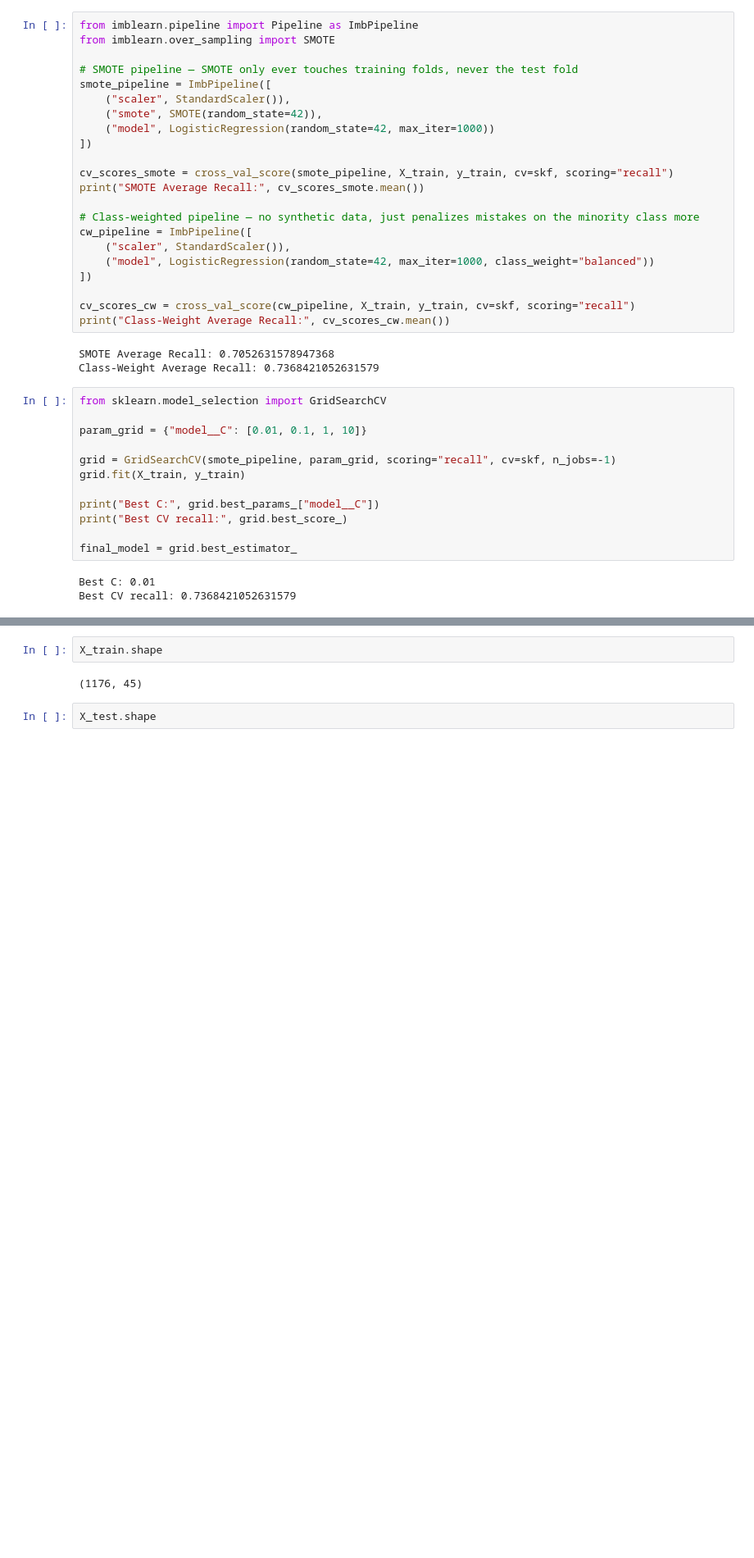
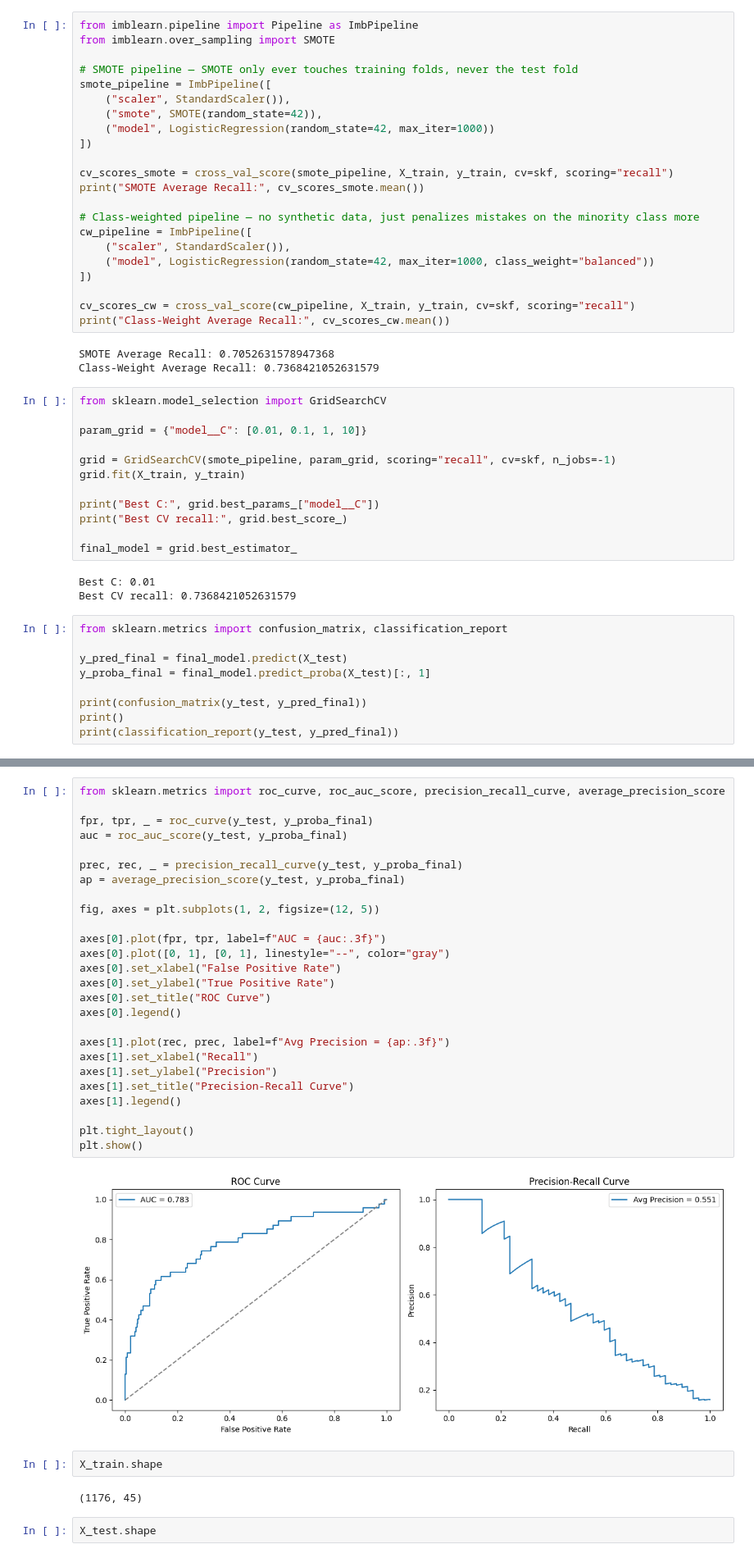
Before and after one commit to haneef333/employee-attrition-analysis, a Jupyter notebook: notebooks/employee_attrition_analysis.ipynb, the cells around one changed output, grey strips where cells are left out. Shown at 82% size. Saved outputs shown, nothing was run; the diff lists cells and outputs as text; blank space fills up the shorter version.

Commit message:
feat: add ROC and precision-recall curves for final model

```diff
--- a/notebooks/employee_attrition_analysis.ipynb
+++ b/notebooks/employee_attrition_analysis.ipynb
@@ -447,3 +447,12 @@ final_model = grid.best_estimator_
 # %% [output]
 Best C: 0.01
 Best CV recall: 0.7368421052631579
+# %%
+from sklearn.metrics import confusion_matrix, classification_report
+
+y_pred_final = final_model.predict(X_test)
+y_proba_final = final_model.predict_proba(X_test)[:, 1]
+
+print(confusion_matrix(y_test, y_pred_final))
+print()
+print(classification_report(y_test, y_pred_final))
@@ -450,3 +471,31 @@ Best CV recall: 0.7368421052631579
+# %%
+from sklearn.metrics import roc_curve, roc_auc_score, precision_recall_curve, average_precision_score
+
+fpr, tpr, _ = roc_curve(y_test, y_proba_final)
+auc = roc_auc_score(y_test, y_proba_final)
+
+prec, rec, _ = precision_recall_curve(y_test, y_proba_final)
+ap = average_precision_score(y_test, y_proba_final)
+
+fig, axes = plt.subplots(1, 2, figsize=(12, 5))
+
+axes[0].plot(fpr, tpr, label=f"AUC = {auc:.3f}")
+axes[0].plot([0, 1], [0, 1], linestyle="--", color="gray")
+axes[0].set_xlabel("False Positive Rate")
+axes[0].set_ylabel("True Positive Rate")
+axes[0].set_title("ROC Curve")
+axes[0].legend()
+
+axes[1].plot(rec, prec, label=f"Avg Precision = {ap:.3f}")
+axes[1].set_xlabel("Recall")
+axes[1].set_ylabel("Precision")
+axes[1].set_title("Precision-Recall Curve")
+axes[1].legend()
+
+plt.tight_layout()
+plt.show()
+# %% [output]
+[figure, added]
 # %%
 X_train.shape
 # %% [output]
```
Also changed, not shown: parts of 1 cell of this notebook.
